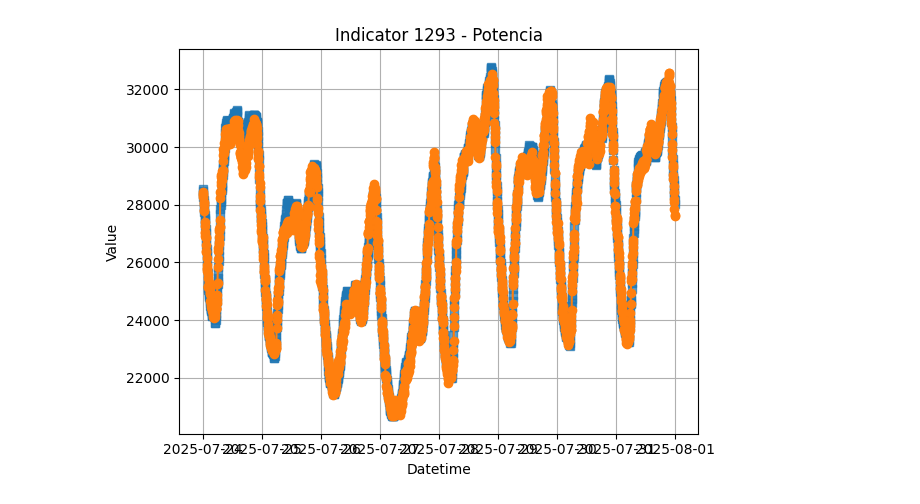
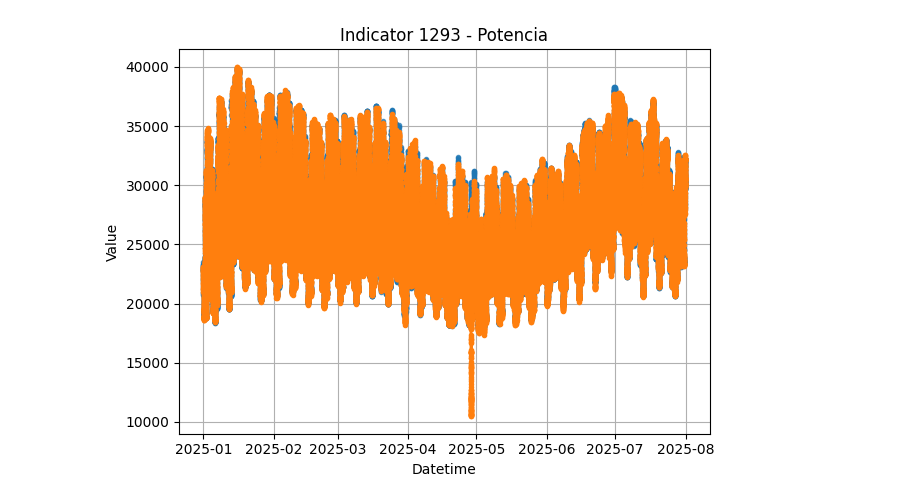
Before and after one commit to antonionc/pred_demanda, a Jupyter notebook: demanda.ipynb, the cells around one changed output. Saved outputs shown, nothing was run; the diff lists cells and outputs as text; code cells hidden in the pictures.

```diff
--- a/demanda.ipynb
+++ b/demanda.ipynb
@@ -164,18 +487,20 @@ print(indicators)
 # Let's download data for indicator 1293 (Demanda real - Real demand)
 # Other indicators of interest (545 Demanda Programada - Scheduled Demand;
 #                               544 Demanda Prevista - Forecasted Demand)
-# for the last week of July 2025
+# for the months of january until july 2025
 
 demand_indicator_id = 1293  # Real demand indicator
 forecast_indicator_id = 544  # Forecasted demand indicator
-start_date = "2025-07-24T00:00:00"
+start_date = "2025-01-01T00:00:00"
 end_date = "2025-07-31T23:59:59"
 
 
 try:
-    demand_df, demand_label = get_esios_indicator_dataframe(demand_indicator_id, start_date, end_date, verbose=True)
-    forecast_df, forecast_label = get_esios_indicator_dataframe(forecast_indicator_id, start_date, end_date, verbose=True)
+    demand_df, demand_label = get_esios_indicator_dataframe(demand_indicator_id, start_date, end_date, verbose=True, timeout=30000)
+    forecast_df, forecast_label = get_esios_indicator_dataframe(forecast_indicator_id, start_date, end_date, verbose=True, timeout=3000)
 except Exception as e:
     print(f"Error downloading data: {e}")
 print ("Downloaded Data")
+#print demand_df datetime type
+print(f"Demand datetime type: {demand_df['datetime'].dtype}")
 # %% [output]
@@ -199,15 +524,15 @@ Downloaded Data
 # %%
 # Plot both demand and forecast data
-plt.plot(forecast_df['datetime'], forecast_df['value'], marker='s', label=f"{forecast_indicator_id} - {forecast_label}", alpha=0.7)
-plt.plot(demand_df['datetime'], demand_df['value'], marker='o', label=f"{demand_indicator_id} - {demand_label}")
+plt.plot(forecast_df['datetime'], forecast_df['value'], marker='.', label=f"{forecast_indicator_id} - {forecast_label}", alpha=0.7)
+plt.plot(demand_df['datetime'], demand_df['value'], marker='.', label=f"{demand_indicator_id} - {demand_label}")
 plt.title(f"Indicator {demand_indicator_id} - {demand_label}")
 plt.xlabel("Datetime")
 plt.ylabel("Value")
 plt.grid(True)
 plt.tight_layout()
 plt.show()
 # %% [output]
-[figure, old version]
+[figure, new version]
 # %%
 # Calculate all forecast error metrics using the combined function
 error_metrics, merged_comparison = calculate_forecast_errors(demand_df, forecast_df)
```
Also changed, not shown: parts of 29 cells of this notebook, 8 other files.
